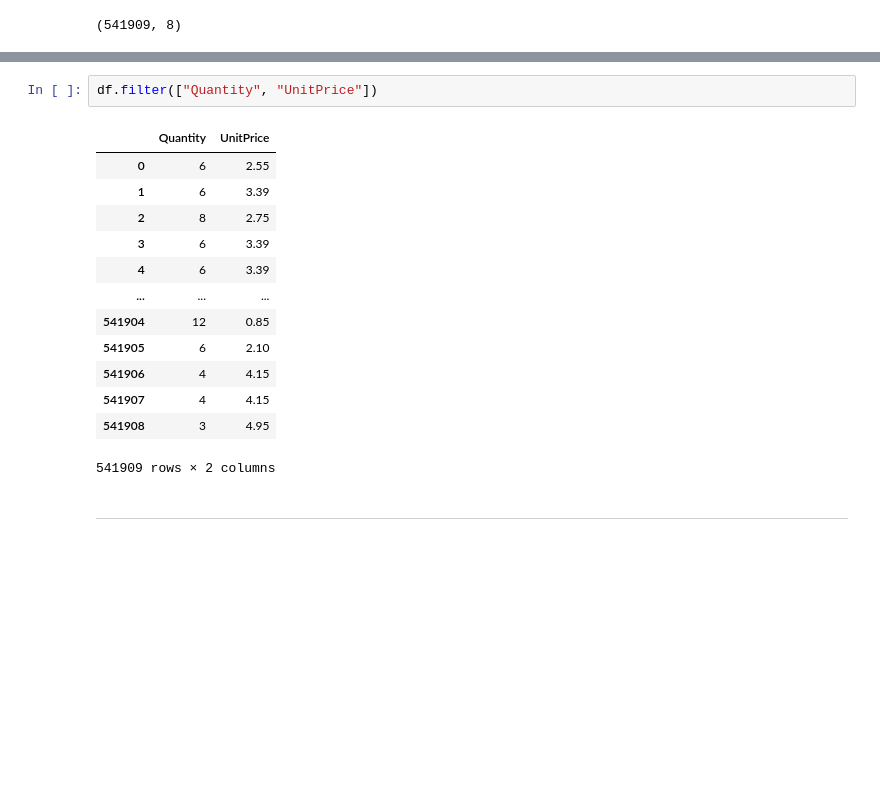
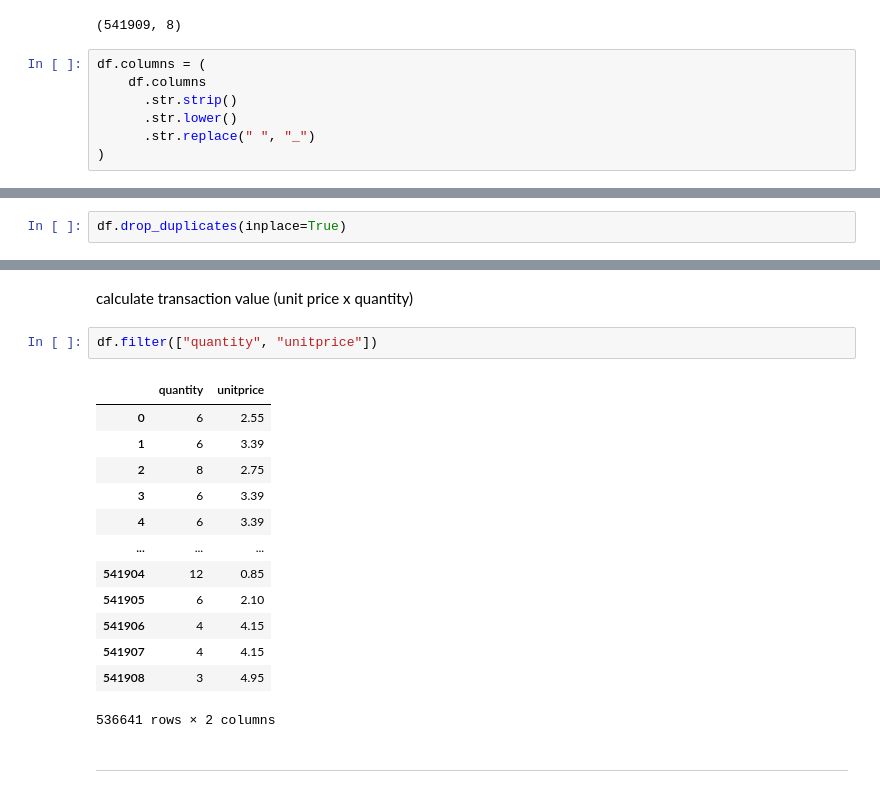
Before and after one commit to Faith-Faz/Capstone-project, a Jupyter notebook: jupyter_notebooks/ETL.ipynb, the cells around one changed output, grey strips where cells are left out. Saved outputs shown, nothing was run; the diff lists cells and outputs as text; blank space fills up the shorter version.

```diff
--- a/jupyter_notebooks/ETL.ipynb
+++ b/jupyter_notebooks/ETL.ipynb
@@ -96,3 +98,10 @@ memory usage: 33.1+ MB
 df.shape
 # %% [output]
 (541909, 8)
+# %%
+df.columns = (
+    df.columns
+      .str.strip()
+      .str.lower()
+      .str.replace(" ", "_")
+)
@@ -98,0 +110,2 @@ df.shape
+# %%
+df.drop_duplicates(inplace=True)
@@ -99,7 +128,9 @@ df.shape
+# %% [markdown]
+calculate transaction value (unit price x quantity)
 # %%
-df.filter(["Quantity", "UnitPrice"])
+df.filter(["quantity", "unitprice"])
 # %% [output]
-|  | Quantity | UnitPrice |
+|  | quantity | unitprice |
 | 0 | 6 | 2.55 |
 | 1 | 6 | 3.39 |
 | 2 | 8 | 2.75 |
@@ -111,7 +142,7 @@ df.filter(["Quantity", "UnitPrice"])
 | 541906 | 4 | 4.15 |
 | 541907 | 4 | 4.15 |
 | 541908 | 3 | 4.95 |
-541909 rows × 2 columns
+536641 rows × 2 columns
 # %% [markdown]
 ---
 # %% [markdown]
```
Also changed, not shown: parts of 8 cells of this notebook.
